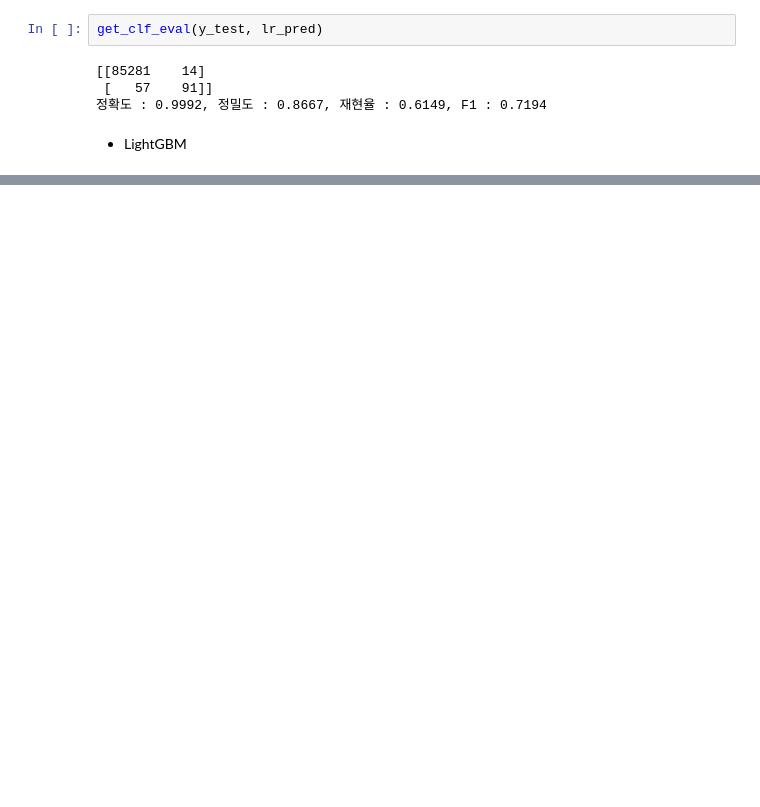
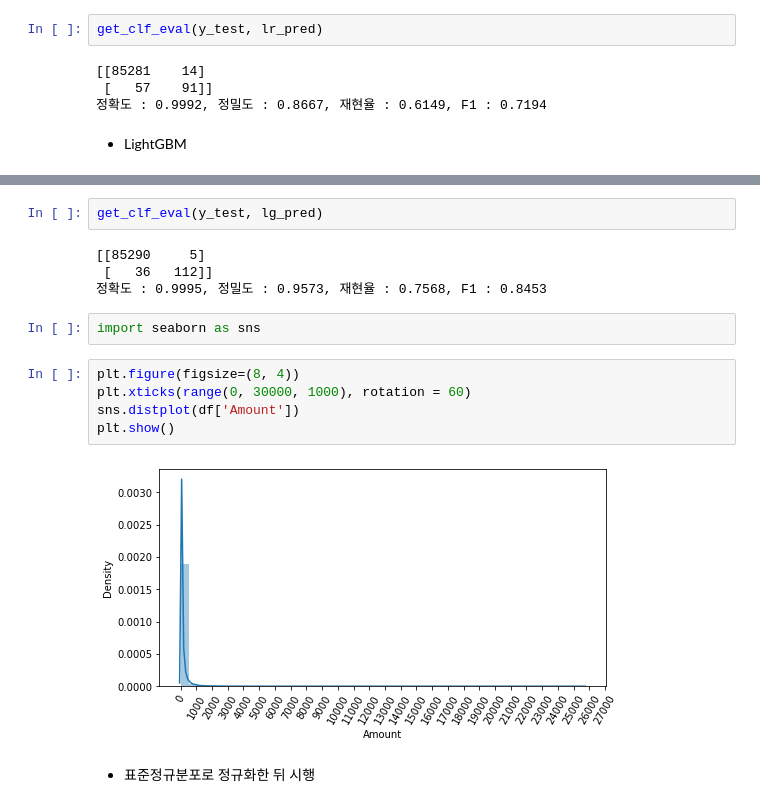
Before and after one commit to YONGJAISONG/Machine_Learning, a Jupyter notebook: 03.분류/캐글_신용카드.ipynb, the cells around one changed output, grey strips where cells are left out. Saved outputs shown, nothing was run; the diff lists cells and outputs as text; blank space fills up the shorter version.

```diff
--- a/03.분류/캐글_신용카드.ipynb
+++ b/03.분류/캐글_신용카드.ipynb
@@ -82,0 +114,17 @@ get_clf_eval(y_test, lr_pred)
+# %%
+get_clf_eval(y_test, lg_pred)
+# %% [output]
+[[85290     5]
+ [   36   112]]
+정확도 : 0.9995, 정밀도 : 0.9573, 재현율 : 0.7568, F1 : 0.8453
+# %%
+import seaborn as sns
+# %%
+plt.figure(figsize=(8, 4))
+plt.xticks(range(0, 30000, 1000), rotation = 60)
+sns.distplot(df['Amount'])
+plt.show()
+# %% [output]
+[figure, added]
+# %% [markdown]
+* 표준정규분포로 정규화한 뒤 시행
```
Also changed, not shown: parts of 9 cells of this notebook.
